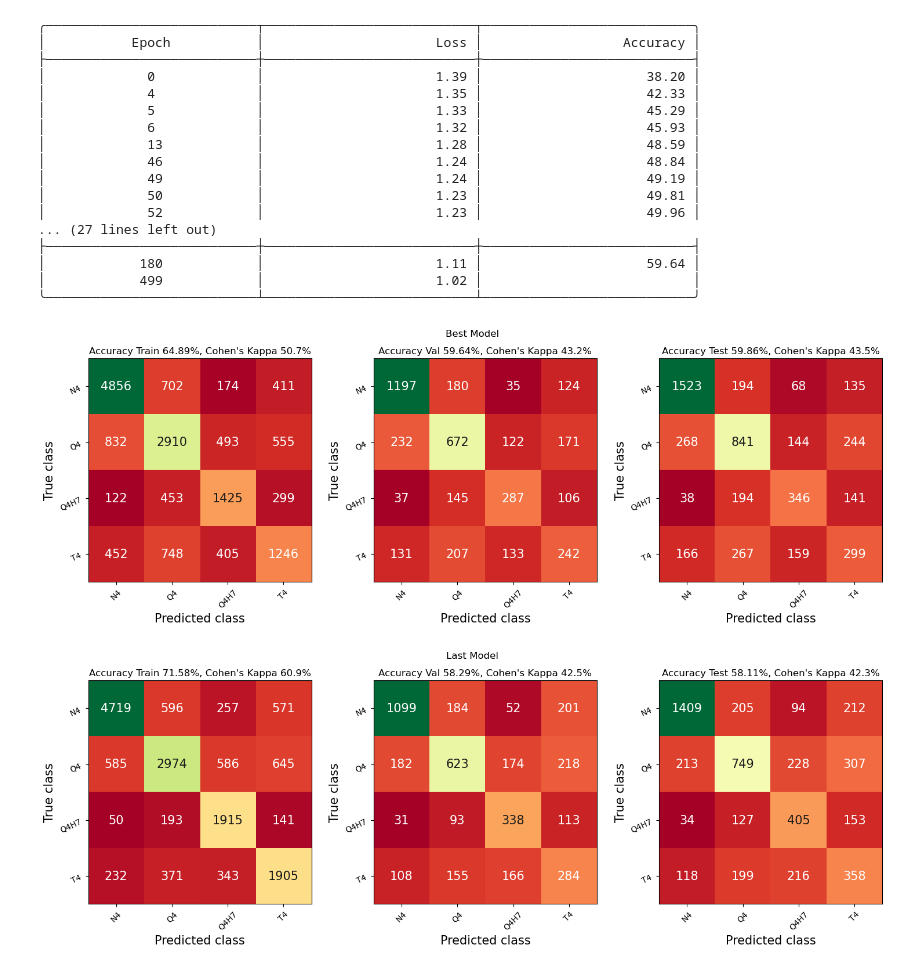
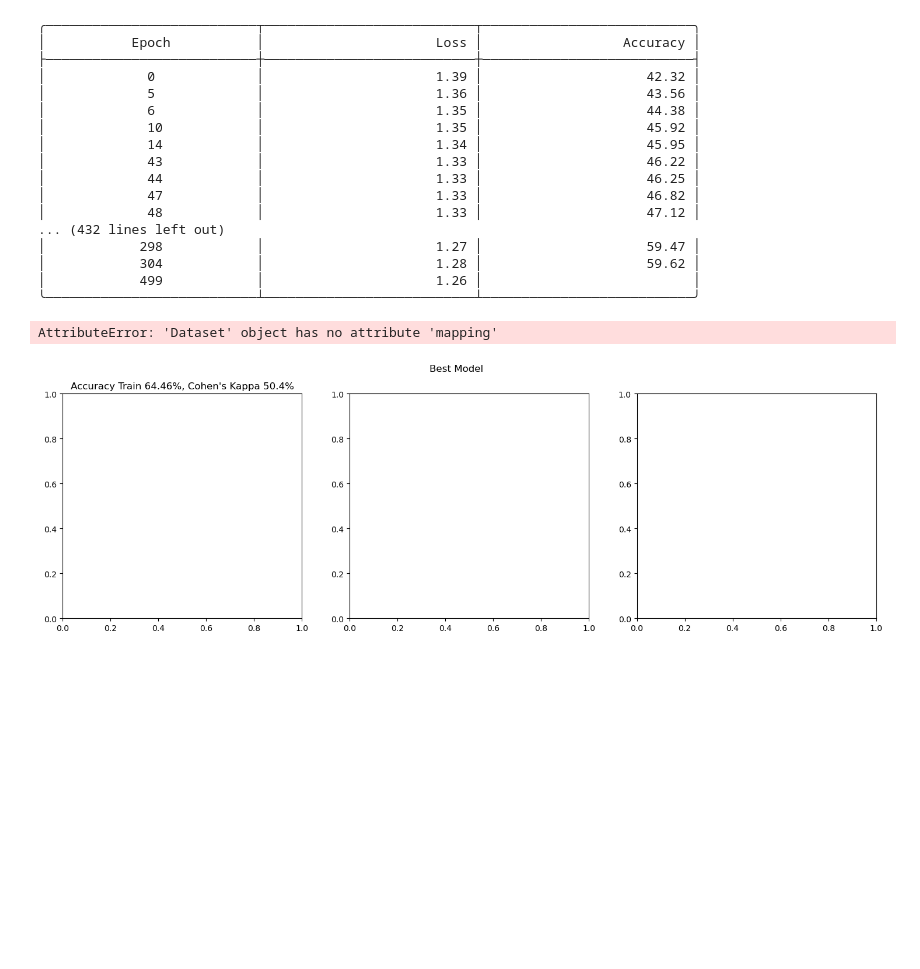
Before and after one commit to ClementPla/PycalcActivation, a Jupyter notebook: notebooks/uncertainty.ipynb, the cells around one changed output. Saved outputs shown, nothing was run; the diff lists cells and outputs as text; code cells hidden in the pictures; blank space fills up the shorter version.

```diff
--- a/notebooks/uncertainty.ipynb
+++ b/notebooks/uncertainty.ipynb
@@ -23,37 +26,52 @@ dataset = Dataset(
     replace_nan_by_min=True,
     # Convert the x, y position to a single displacement value (sqrt((x(t+1)-x(t))^2 + (y(t+1)-y(t))^2)
 )
-model = MixedFCTemporalModel(
-    n_classes=dataset.n_classes,
-    temporal_length=dataset.length_serie,
-    input_size=dataset.features,
-)
+
+
+def create_model():
+    return MixedFCTemporalModel(
+        n_classes=dataset.n_classes,
+        temporal_length=dataset.length_serie,
+        input_size=dataset.features,
+        n_rnn_layers=3,
+        dropout=0.5,
+    )
+
+
+model = create_model()
 
 n_epochs = 500
 trainer = Trainer(
     dataset, model, device="cuda"
 )  # You can pass your own optimizer, criterion, learning rate, weight decay and learning rate scheduler.
 # %%
-trainer.train(n_epochs)
+for i in range(41, 50):
+    torch.manual_seed(i + 50)
+    np.random.seed(i + 50)
+    model = create_model()
+    trainer = Trainer(dataset, model, device="cuda")
+    trainer.train(n_epochs=n_epochs, verbose=True)
+    trainer.save(f"uncertainty/checkpoints/seed_{i}.pth")
+
 trainer.test("best")  # Testing on the best model (in term of validation accuracy)
 trainer.test("last")  # Testing on the last model
 # %% [output]
 ╭───────────────────────────┬───────────────────────────┬───────────────────────────╮
 │           Epoch           │                      Loss │                  Accuracy │
 ├───────────────────────────┼───────────────────────────┼───────────────────────────┤
-│             0             │                      1.39 │                     38.20 │
-│             4             │                      1.35 │                     42.33 │
-│             5             │                      1.33 │                     45.29 │
-│             6             │                      1.32 │                     45.93 │
-│             13            │                      1.28 │                     48.59 │
-│             46            │                      1.24 │                     48.84 │
-│             49            │                      1.24 │                     49.19 │
-│             50            │                      1.23 │                     49.81 │
-│             52            │                      1.23 │                     49.96 │
-... (27 lines left out)
-├───────────────────────────┼───────────────────────────┼───────────────────────────┤
-│            180            │                      1.11 │                     59.64 │
-│            499            │                      1.02 │                           │
+│             0             │                      1.39 │                     42.32 │
+│             5             │                      1.36 │                     43.56 │
+│             6             │                      1.35 │                     44.38 │
+│             10            │                      1.35 │                     45.92 │
+│             14            │                      1.34 │                     45.95 │
+│             43            │                      1.33 │                     46.22 │
+│             44            │                      1.33 │                     46.25 │
+│             47            │                      1.33 │                     46.82 │
+│             48            │                      1.33 │                     47.12 │
+... (432 lines left out)
+│            298            │                      1.27 │                     59.47 │
+│            304            │                      1.28 │                     59.62 │
+│            499            │                      1.26 │                           │
 ╰───────────────────────────┴───────────────────────────┴───────────────────────────╯
+AttributeError: 'Dataset' object has no attribute 'mapping'
-[figure, old version]
+[figure, new version]
-[figure, removed]
```
Also changed, not shown: parts of 8 cells of this notebook, 3 other files.
